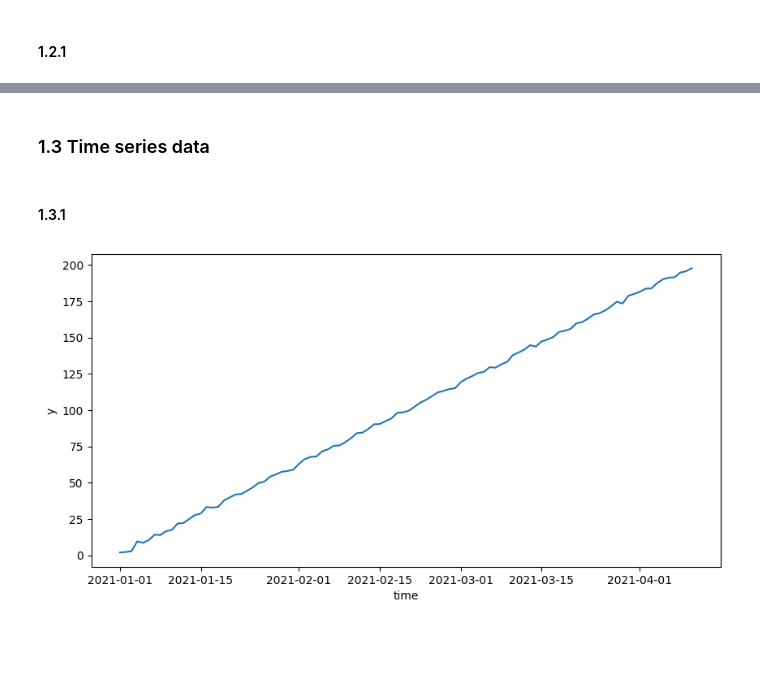
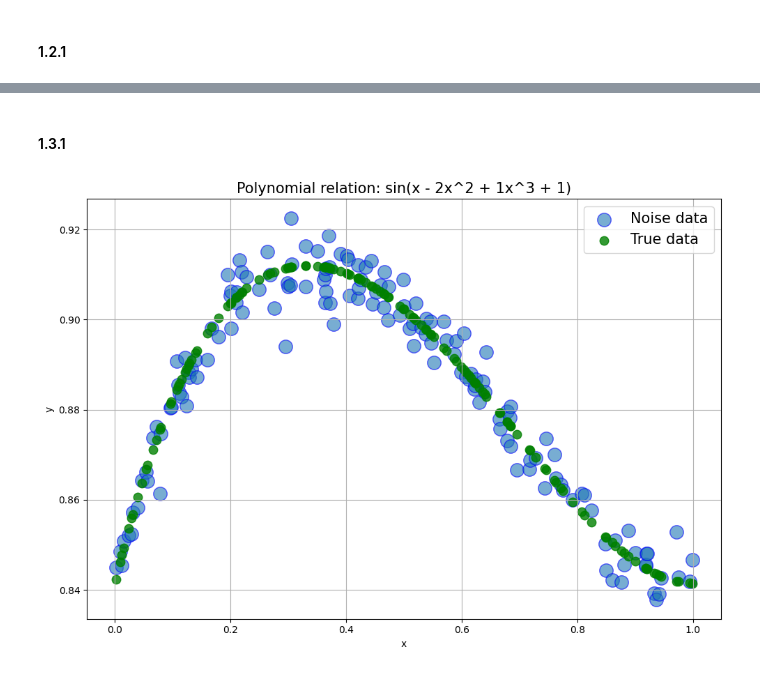
Before and after one commit to modernpacifist/engineering-of-machine-learning-urfu, a Jupyter notebook: math-basics-of-machine-learning/Notebooks/HW2_MBML.ipynb, the cells around one changed output, grey strips where cells are left out. Cells and saved outputs as stored; diff of their text form; code cells hidden in the pictures; blank space fills up the shorter version.

```diff
--- a/math-basics-of-machine-learning/Notebooks/HW2_MBML.ipynb
+++ b/math-basics-of-machine-learning/Notebooks/HW2_MBML.ipynb
@@ -151,18 +107,16 @@ visualize_data(y, y_true_line, x, 'Polynomial relation: x - 4x^2 + 3x^3 + 2x^4')
-# %% [markdown]
-### 1.3 Time series data
 # %% [markdown]
 #### 1.3.1
-# %%
-slope = 2
-intercept = 1
-
-time_series = pd.date_range(start='2021-01-01', periods=100, freq='D')
-
-y = slope * np.arange(100) + intercept + np.random.normal(0, 1, 100)
-df = pd.DataFrame({'time': time_series, 'y': y})
-
-plt.figure(figsize=(10,5))
-sns.lineplot(x=df['time'], y=df['y'])
-plt.show()
-# %% [output]
-[figure, removed]
+# %%
+polynomial_1_y, polynomial_1_y_true_line, polynomial_1_x = dataset(
+    a=[1, -2, 1],
+    b=1,
+    f=np.sin,
+    N=150,
+    x_max=1,
+    noise_power=0.005,
+    seed=15
+)
+
+visualize_data(polynomial_1_y, polynomial_1_y_true_line, polynomial_1_x, 'Polynomial relation: sin(x - 2x^2 + 1x^3 + 1)')
+# %% [output]
+[figure, added]
```
Also changed, not shown: parts of 14 cells of this notebook.
